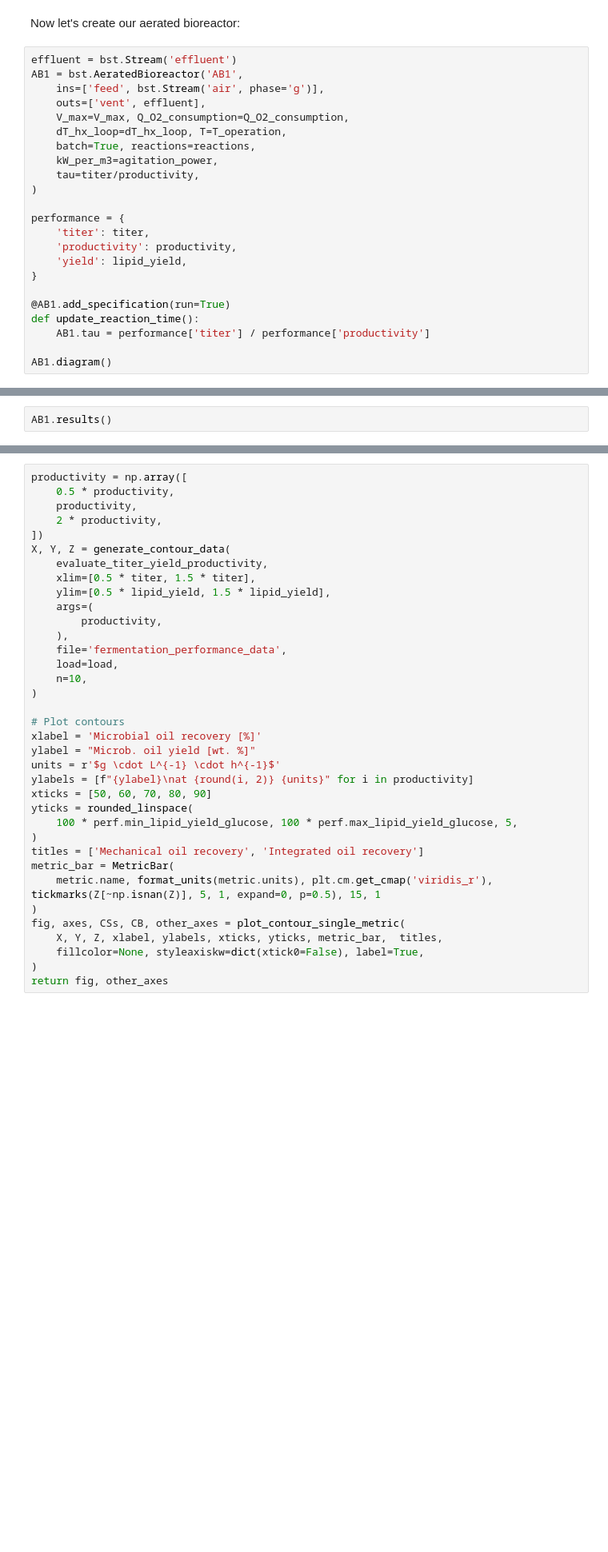
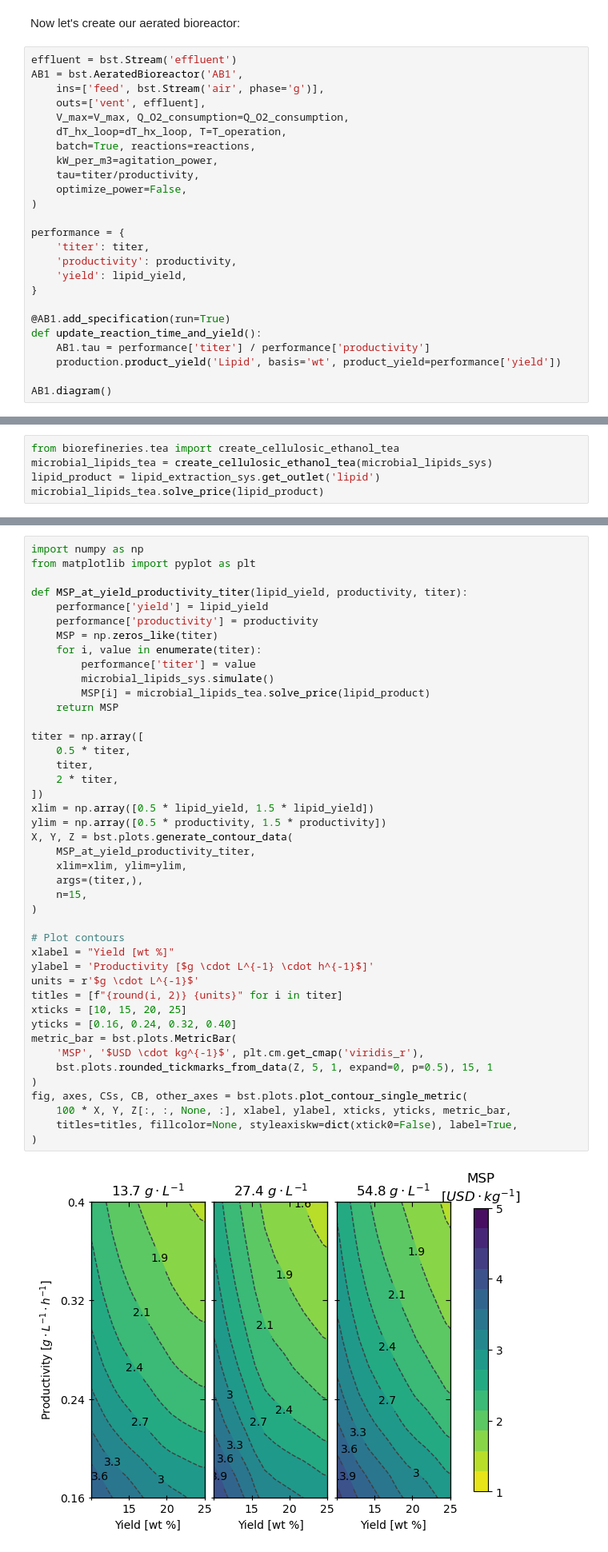
Before and after one commit to BioSTEAMDevelopmentGroup/How2STEAM, a Jupyter notebook: Aerated Bioreactor Design.ipynb, the cells around one changed output, grey strips where cells are left out. Shown at 80% size. Saved outputs shown, nothing was run; the diff lists cells and outputs as text; blank space fills up the shorter version.

```diff
--- a/Aerated Bioreactor Design.ipynb
+++ b/Aerated Bioreactor Design.ipynb
@@ -148,6 +157,7 @@ AB1 = bst.AeratedBioreactor('AB1',
     batch=True, reactions=reactions,
     kW_per_m3=agitation_power,
     tau=titer/productivity,
+    optimize_power=False,
 )
 
 performance = {
@@ -157,8 +167,9 @@ performance = {
 }
 
 @AB1.add_specification(run=True)
-def update_reaction_time():
+def update_reaction_time_and_yield():
     AB1.tau = performance['titer'] / performance['productivity']
+    production.product_yield('Lipid', basis='wt', product_yield=performance['yield'])
 
 AB1.diagram()
 # %% [output]
@@ -214,3 +235,6 @@ microbial_lipids_sys.diagram(auxiliaries=True)
 # %%
-AB1.results()
+from biorefineries.tea import create_cellulosic_ethanol_tea
+microbial_lipids_tea = create_cellulosic_ethanol_tea(microbial_lipids_sys)
+lipid_product = lipid_extraction_sys.get_outlet('lipid')
+microbial_lipids_tea.solve_price(lipid_product)
 # %% [output]
@@ -234,38 +242,47 @@ AB1.results()
 # %% [markdown]
 Now that we have a working model, let's leverage it to evaluate a landscape of potential fermentation scenarios:
 # %%
-productivity = np.array([
-    0.5 * productivity,
-    productivity,
-    2 * productivity,
+import numpy as np
+from matplotlib import pyplot as plt
+
+def MSP_at_yield_productivity_titer(lipid_yield, productivity, titer):
+    performance['yield'] = lipid_yield
+    performance['productivity'] = productivity
+    MSP = np.zeros_like(titer)
+    for i, value in enumerate(titer):
+        performance['titer'] = value
+        microbial_lipids_sys.simulate()
+        MSP[i] = microbial_lipids_tea.solve_price(lipid_product)
+    return MSP
+
+titer = np.array([
+    0.5 * titer,
+    titer,
+    2 * titer,
 ])
-X, Y, Z = generate_contour_data(
-    evaluate_titer_yield_productivity,
-    xlim=[0.5 * titer, 1.5 * titer],
-    ylim=[0.5 * lipid_yield, 1.5 * lipid_yield],
-    args=(
-        productivity,
-    ),
-    file='fermentation_performance_data',
-    load=load,
-    n=10,
+xlim = np.array([0.5 * lipid_yield, 1.5 * lipid_yield])
+ylim = np.array([0.5 * productivity, 1.5 * productivity])
+X, Y, Z = bst.plots.generate_contour_data(
+    MSP_at_yield_productivity_titer,
+    xlim=xlim, ylim=ylim,
+    args=(titer,),
+    n=15,
 )
 
 # Plot contours
-xlabel = 'Microbial oil recovery [%]'
-ylabel = "Microb. oil yield [wt. %]"
-units = r'$g \cdot L^{-1} \cdot h^{-1}$'
-ylabels = [f"{ylabel}\nat {round(i, 2)} {units}" for i in productivity]
-xticks = [50, 60, 70, 80, 90]
-yticks = rounded_linspace(
-    100 * perf.min_lipid_yield_glucose, 100 * perf.max_lipid_yield_glucose, 5,
+xlabel = "Yield [wt %]"
+ylabel = 'Productivity [$g \cdot L^{-1} \cdot h^{-1}$]'
+units = r'$g \cdot L^{-1}$'
+titles = [f"{round(i, 2)} {units}" for i in titer]
+xticks = [10, 15, 20, 25]
+yticks = [0.16, 0.24, 0.32, 0.40]
+metric_bar = bst.plots.MetricBar(
+    'MSP', '$USD \cdot kg^{-1}$', plt.cm.get_cmap('viridis_r'),
+    bst.plots.rounded_tickmarks_from_data(Z, 5, 1, expand=0, p=0.5), 15, 1
 )
-titles = ['Mechanical oil recovery', 'Integrated oil recovery']
-metric_bar = MetricBar(
-    metric.name, format_units(metric.units), plt.cm.get_cmap('viridis_r'), tickmarks(Z[~np.isnan(Z)], 5, 1, expand=0, p=0.5), 15, 1
+fig, axes, CSs, CB, other_axes = bst.plots.plot_contour_single_metric(
+    100 * X, Y, Z[:, :, None, :], xlabel, ylabel, xticks, yticks, metric_bar,
+    titles=titles, fillcolor=None, styleaxiskw=dict(xtick0=False), label=True,
 )
-fig, axes, CSs, CB, other_axes = plot_contour_single_metric(
-    X, Y, Z, xlabel, ylabels, xticks, yticks, metric_bar,  titles,
-    fillcolor=None, styleaxiskw=dict(xtick0=False), label=True,
-)
-return fig, other_axes
+# %% [output]
+[figure, added]
```
Also changed, not shown: parts of 8 cells of this notebook.
